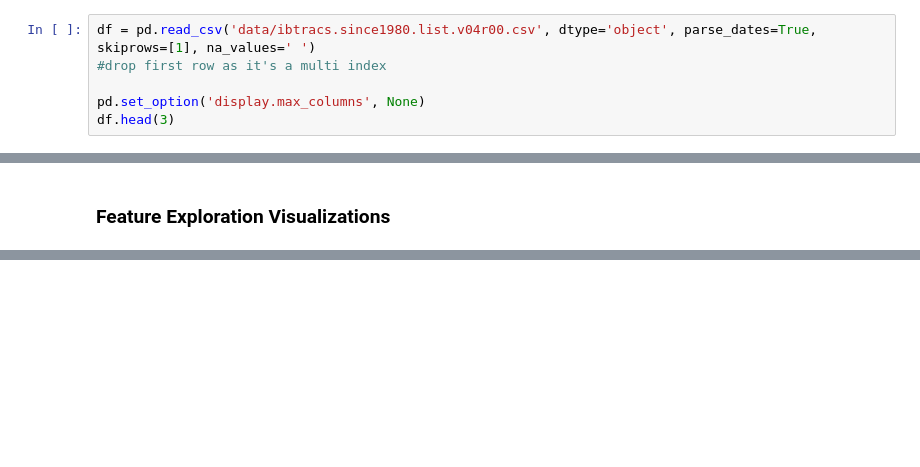
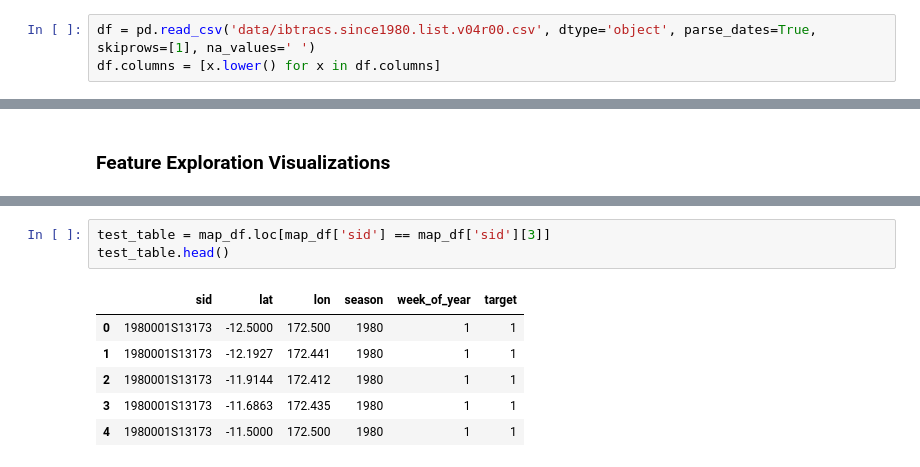
Before and after one commit to christisarv/tropical-storm-classification-project, a Jupyter notebook: Data Visualizations.ipynb, the cells around one changed output, grey strips where cells are left out. Cells and saved outputs as stored; diff of their text form; blank space fills up the shorter version.

```diff
--- a/Data Visualizations.ipynb
+++ b/Data Visualizations.ipynb
@@ -24,9 +25,6 @@ warnings.filterwarnings('ignore')
 # %%
 df = pd.read_csv('data/ibtracs.since1980.list.v04r00.csv', dtype='object', parse_dates=True, skiprows=[1], na_values=' ')
-#drop first row as it's a multi index
-
-pd.set_option('display.max_columns', None)
-df.head(3)
+df.columns = [x.lower() for x in df.columns]
 # %% [output]
 |  | SID | SEASON | NUMBER | BASIN | SUBBASIN | NAME | ISO_TIME | NATURE | LAT | LON | WMO_WIND | ... |
 | 0 | 1980001S13173 | 1980 | 1 | SP | MM | PENI | 1980-01-01 00:00:00 | TS | -12.5000 | 172.500 | NaN | ... |
@@ -96,0 +108,10 @@ sns.pairplot(plot_df, hue='target', y_vars='target')
+# %%
+test_table = map_df.loc[map_df['sid'] == map_df['sid'][3]]
+test_table.head()
+# %% [output]
+|  | sid | lat | lon | season | week_of_year | target |
+| 0 | 1980001S13173 | -12.5000 | 172.500 | 1980 | 1 | 1 |
+| 1 | 1980001S13173 | -12.1927 | 172.441 | 1980 | 1 | 1 |
+| 2 | 1980001S13173 | -11.9144 | 172.412 | 1980 | 1 | 1 |
+| 3 | 1980001S13173 | -11.6863 | 172.435 | 1980 | 1 | 1 |
+| 4 | 1980001S13173 | -11.5000 | 172.500 | 1980 | 1 | 1 |
```
Also changed, not shown: parts of 12 cells of this notebook, 1 other file.
